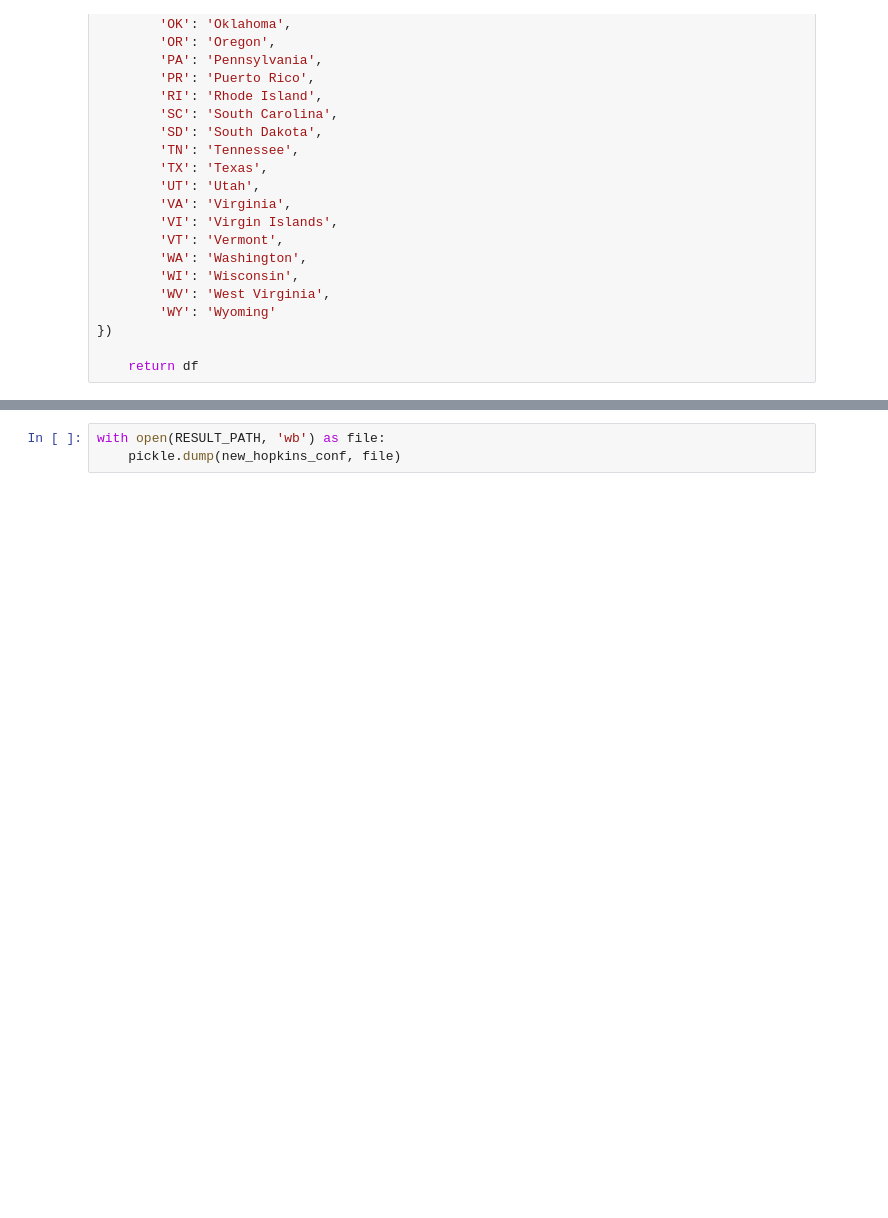
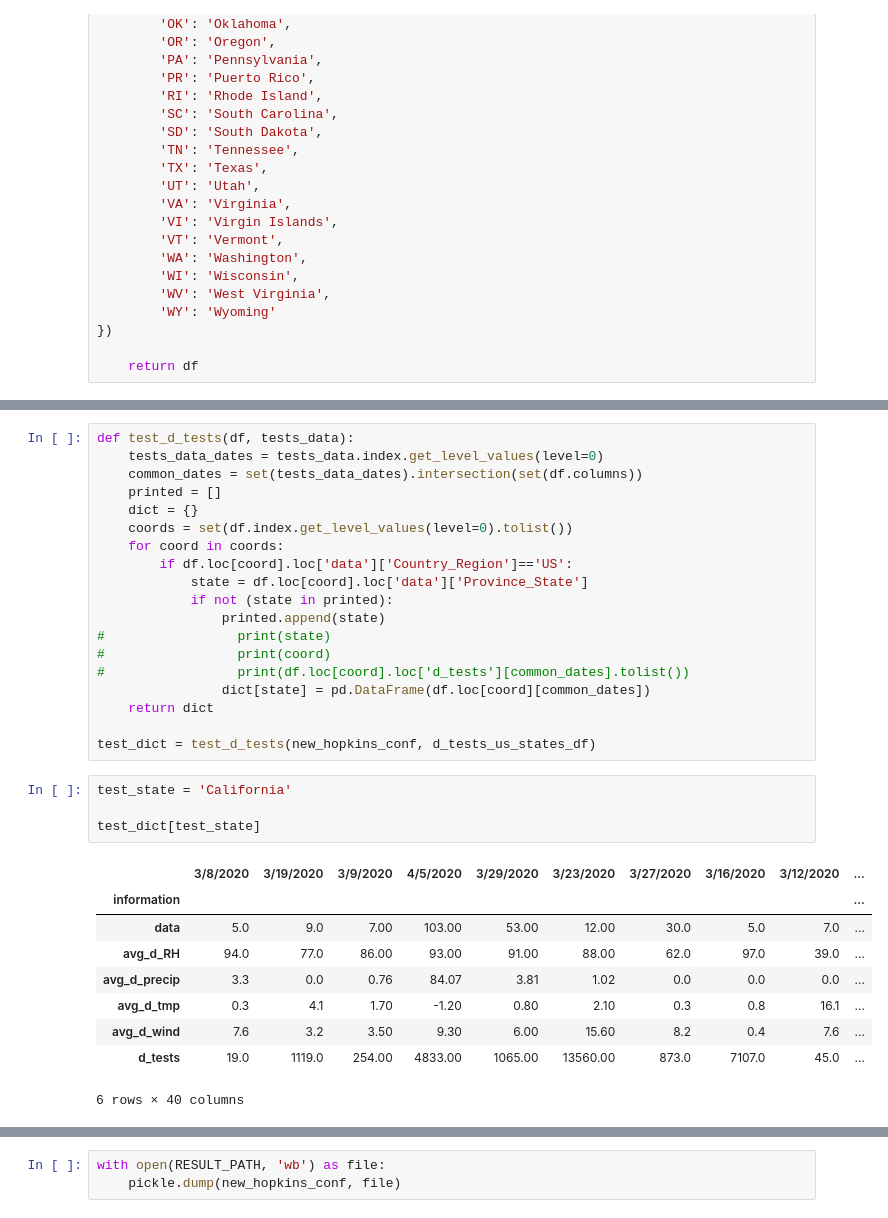
Before and after one commit to hopl1t/covid19, a Jupyter notebook: notebooks/add_gdp_urban_tests_to_pickle_1504.ipynb, the cells around one changed output, grey strips where cells are left out. Saved outputs shown, nothing was run; the diff lists cells and outputs as text; blank space fills up the shorter version.

```diff
--- a/notebooks/add_gdp_urban_tests_to_pickle_1504.ipynb
+++ b/notebooks/add_gdp_urban_tests_to_pickle_1504.ipynb
@@ -699,0 +615,33 @@ check.head(20)
+# %%
+def test_d_tests(df, tests_data):
+    tests_data_dates = tests_data.index.get_level_values(level=0)
+    common_dates = set(tests_data_dates).intersection(set(df.columns))
+    printed = []
+    dict = {}
+    coords = set(df.index.get_level_values(level=0).tolist())
+    for coord in coords:
+        if df.loc[coord].loc['data']['Country_Region']=='US':
+            state = df.loc[coord].loc['data']['Province_State']
+            if not (state in printed):
+                printed.append(state)
+#                 print(state)
+#                 print(coord)
+#                 print(df.loc[coord].loc['d_tests'][common_dates].tolist())
+                dict[state] = pd.DataFrame(df.loc[coord][common_dates])
+    return dict
+
+test_dict = test_d_tests(new_hopkins_conf, d_tests_us_states_df)
+# %%
+test_state = 'California'
+
+test_dict[test_state]
+# %% [output]
+|  | 3/8/2020 | 3/19/2020 | 3/9/2020 | 4/5/2020 | 3/29/2020 | 3/23/2020 | 3/27/2020 | 3/16/2020 | 3/12/2020 | ... |
+| information |  |  |  |  |  |  |  |  |  | ... |
+| data | 5.0 | 9.0 | 7.00 | 103.00 | 53.00 | 12.00 | 30.0 | 5.0 | 7.0 | ... |
+| avg_d_RH | 94.0 | 77.0 | 86.00 | 93.00 | 91.00 | 88.00 | 62.0 | 97.0 | 39.0 | ... |
+| avg_d_precip | 3.3 | 0.0 | 0.76 | 84.07 | 3.81 | 1.02 | 0.0 | 0.0 | 0.0 | ... |
+| avg_d_tmp | 0.3 | 4.1 | 1.70 | -1.20 | 0.80 | 2.10 | 0.3 | 0.8 | 16.1 | ... |
+| avg_d_wind | 7.6 | 3.2 | 3.50 | 9.30 | 6.00 | 15.60 | 8.2 | 0.4 | 7.6 | ... |
+| d_tests | 19.0 | 1119.0 | 254.00 | 4833.00 | 1065.00 | 13560.00 | 873.0 | 7107.0 | 45.0 | ... |
+6 rows × 40 columns
```
Also changed, not shown: parts of 78 cells of this notebook, 1 other file.
